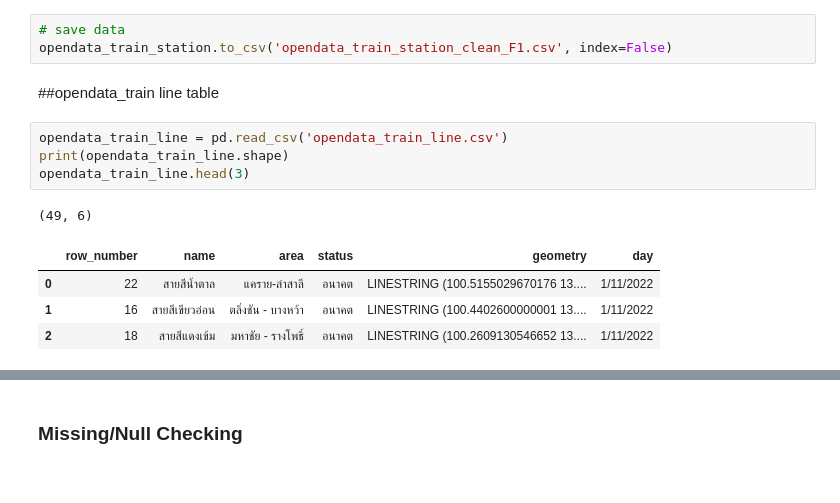
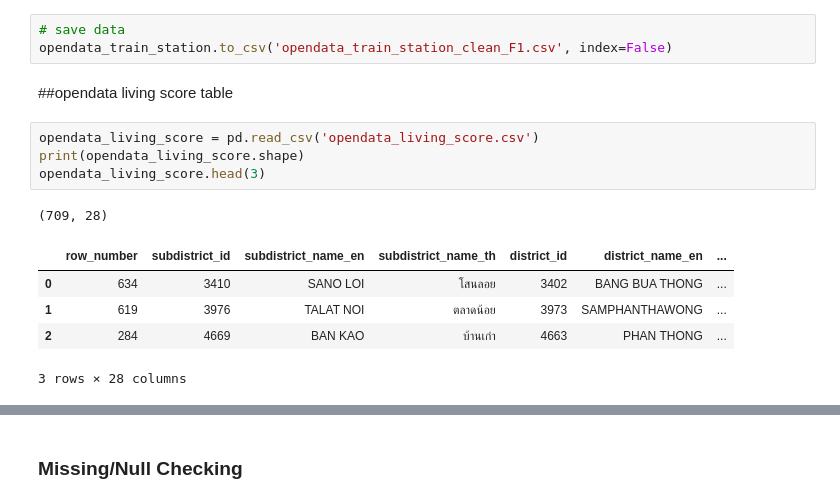
Before and after one commit to Ninkrn/BasicProg_Dataviz65, a Jupyter notebook: Project_Final.ipynb, the cells around one changed output, grey strips where cells are left out. Drawn from its saved outputs; the diff is of its cells as text.

```diff
--- a/Project_Final.ipynb
+++ b/Project_Final.ipynb
@@ -360,16 +365,17 @@ dtype: bool
 # %%
 # save data
 opendata_train_station.to_csv('opendata_train_station_clean_F1.csv', index=False)
-# %% [markdown]
-##opendata_train line table
+# %% [markdown]
+##opendata living score table
 # %%
-opendata_train_line = pd.read_csv('opendata_train_line.csv')
-print(opendata_train_line.shape)
-opendata_train_line.head(3)
+opendata_living_score = pd.read_csv('opendata_living_score.csv')
+print(opendata_living_score.shape)
+opendata_living_score.head(3)
 # %% [output]
-(49, 6)
+(709, 28)
-|  | row_number | name | area | status | geometry | day |
-| 0 | 22 | สายสีน้ำตาล | แคราย-ลำสาลี | อนาคต | LINESTRING (100.5155029670176 13.... | 1/11/2022 |
-| 1 | 16 | สายสีเขียวอ่อน | ตลิ่งชัน - บางหว้า | อนาคต | LINESTRING (100.4402600000001 13.... | 1/11/2022 |
-| 2 | 18 | สายสีแดงเข้ม | มหาชัย - รางโพธิ์ | อนาคต | LINESTRING (100.2609130546652 13.... | 1/11/2022 |
+|  | row_number | subdistrict_id | subdistrict_name_en | subdistrict_name_th | district_id | district_name_en | ... |
+| 0 | 634 | 3410 | SANO LOI | โสนลอย | 3402 | BANG BUA THONG | ... |
+| 1 | 619 | 3976 | TALAT NOI | ตลาดน้อย | 3973 | SAMPHANTHAWONG | ... |
+| 2 | 284 | 4669 | BAN KAO | บ้านเก่า | 4663 | PHAN THONG | ... |
+3 rows × 28 columns
 # %%
```
Also changed, not shown: parts of 34 cells of this notebook.
